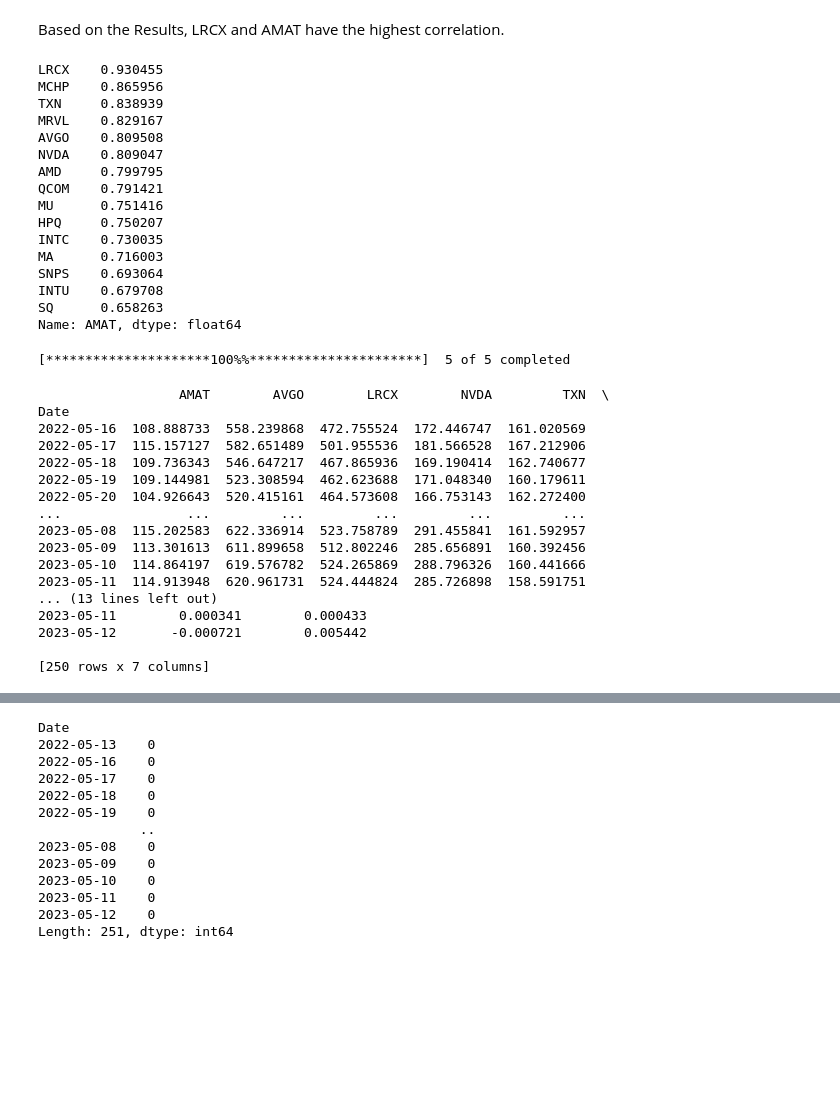
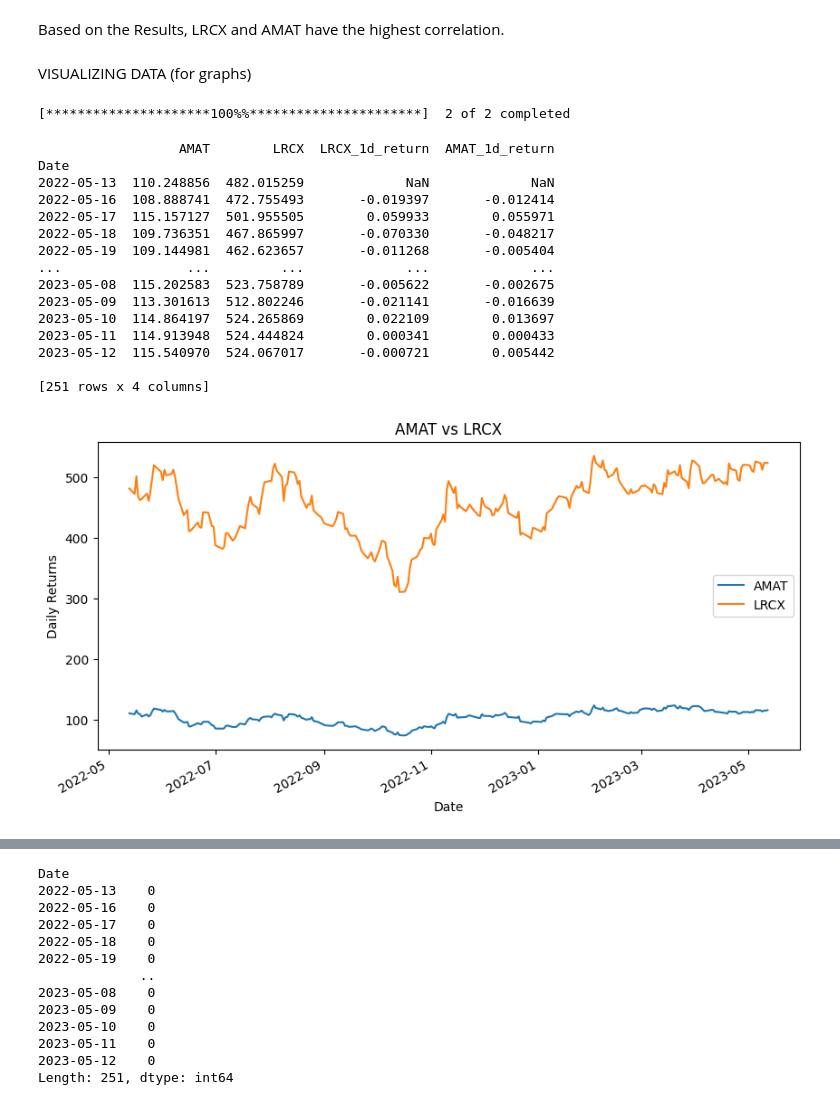
Before and after one commit to devamshri/CS-4651-Team-51, a Jupyter notebook: Midterm.ipynb, the cells around one changed output, grey strips where cells are left out. Saved outputs shown, nothing was run; the diff lists cells and outputs as text; code cells hidden in the pictures; blank space fills up the shorter version.

```diff
--- a/Notebooks/Midterm.ipynb
+++ b/Midterm.ipynb
@@ -150,48 +156,35 @@ correlations_with_AMAT = processed_corr.loc['AMAT']
-# %%
-correlations_with_AMAT.sort_values(inplace = True, ascending = False)
-print(correlations_with_AMAT[:15])
-# %% [output]
-LRCX    0.930455
-MCHP    0.865956
-TXN     0.838939
-MRVL    0.829167
-AVGO    0.809508
-NVDA    0.809047
-AMD     0.799795
-QCOM    0.791421
-MU      0.751416
-HPQ     0.750207
-INTC    0.730035
-MA      0.716003
-SNPS    0.693064
-INTU    0.679708
-SQ      0.658263
-Name: AMAT, dtype: float64
+# %% [markdown]
+VISUALIZING DATA (for graphs)
 # %%
-stocks = yf.download(['LRCX', 'TXN', 'AVGO', 'NVDA', 'AMAT'], start, mid)['Adj Close']
+stocks = yf.download(['LRCX', 'AMAT'], start, mid)['Adj Close']
 # Pull data for closes
 stocks['LRCX_1d_return'] = np.log(stocks['LRCX']/stocks['LRCX'].shift(1))
 stocks['AMAT_1d_return'] = np.log(stocks['AMAT']/stocks['AMAT'].shift(1))
 # Calculate daily returns
 # %% [output]
-[*********************100%%**********************]  5 of 5 completed
+[*********************100%%**********************]  2 of 2 completed
 # %%
 print(stocks)
 # %% [output]
-                  AMAT        AVGO        LRCX        NVDA         TXN  \
+                  AMAT        LRCX  LRCX_1d_return  AMAT_1d_return
 Date
-2022-05-16  108.888733  558.239868  472.755524  172.446747  161.020569
-2022-05-17  115.157127  582.651489  501.955536  181.566528  167.212906
-2022-05-18  109.736343  546.647217  467.865936  169.190414  162.740677
-2022-05-19  109.144981  523.308594  462.623688  171.048340  160.179611
-2022-05-20  104.926643  520.415161  464.573608  166.753143  162.272400
-...                ...         ...         ...         ...         ...
-2023-05-08  115.202583  622.336914  523.758789  291.455841  161.592957
-2023-05-09  113.301613  611.899658  512.802246  285.656891  160.392456
-2023-05-10  114.864197  619.576782  524.265869  288.796326  160.441666
-2023-05-11  114.913948  620.961731  524.444824  285.726898  158.591751
-... (13 lines left out)
-2023-05-11        0.000341        0.000433
-2023-05-12       -0.000721        0.005442
+2022-05-13  110.248856  482.015259             NaN             NaN
+2022-05-16  108.888741  472.755493       -0.019397       -0.012414
+2022-05-17  115.157127  501.955505        0.059933        0.055971
+2022-05-18  109.736351  467.865997       -0.070330       -0.048217
+2022-05-19  109.144981  462.623657       -0.011268       -0.005404
+...                ...         ...             ...             ...
+2023-05-08  115.202583  523.758789       -0.005622       -0.002675
+2023-05-09  113.301613  512.802246       -0.021141       -0.016639
+2023-05-10  114.864197  524.265869        0.022109        0.013697
+2023-05-11  114.913948  524.444824        0.000341        0.000433
+2023-05-12  115.540970  524.067017       -0.000721        0.005442
 
-[250 rows x 7 columns]
+[251 rows x 4 columns]
+# %%
+stocks[['AMAT', 'LRCX']].plot(figsize=(10, 5))
+plt.title('AMAT vs LRCX')
+plt.ylabel('Daily Returns')
+plt.show()
+# %% [output]
+[figure, added]
```
Also changed, not shown: parts of 19 cells of this notebook.
